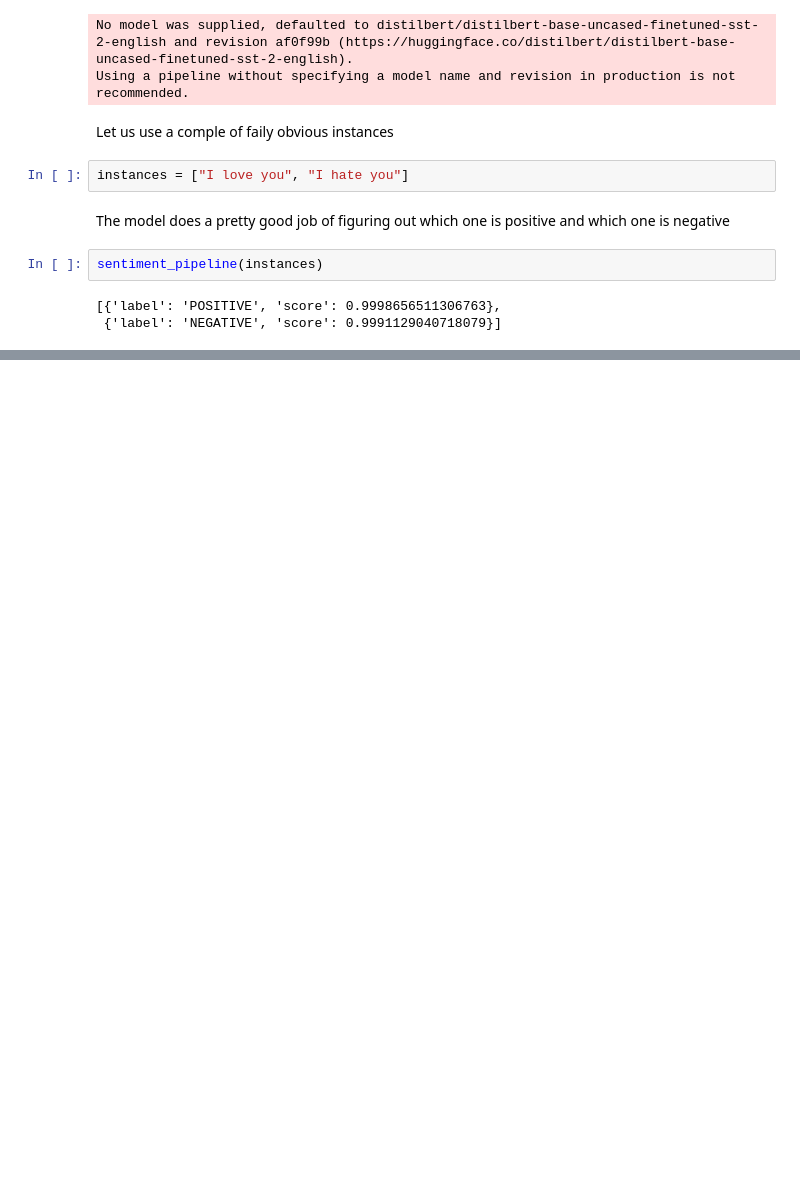
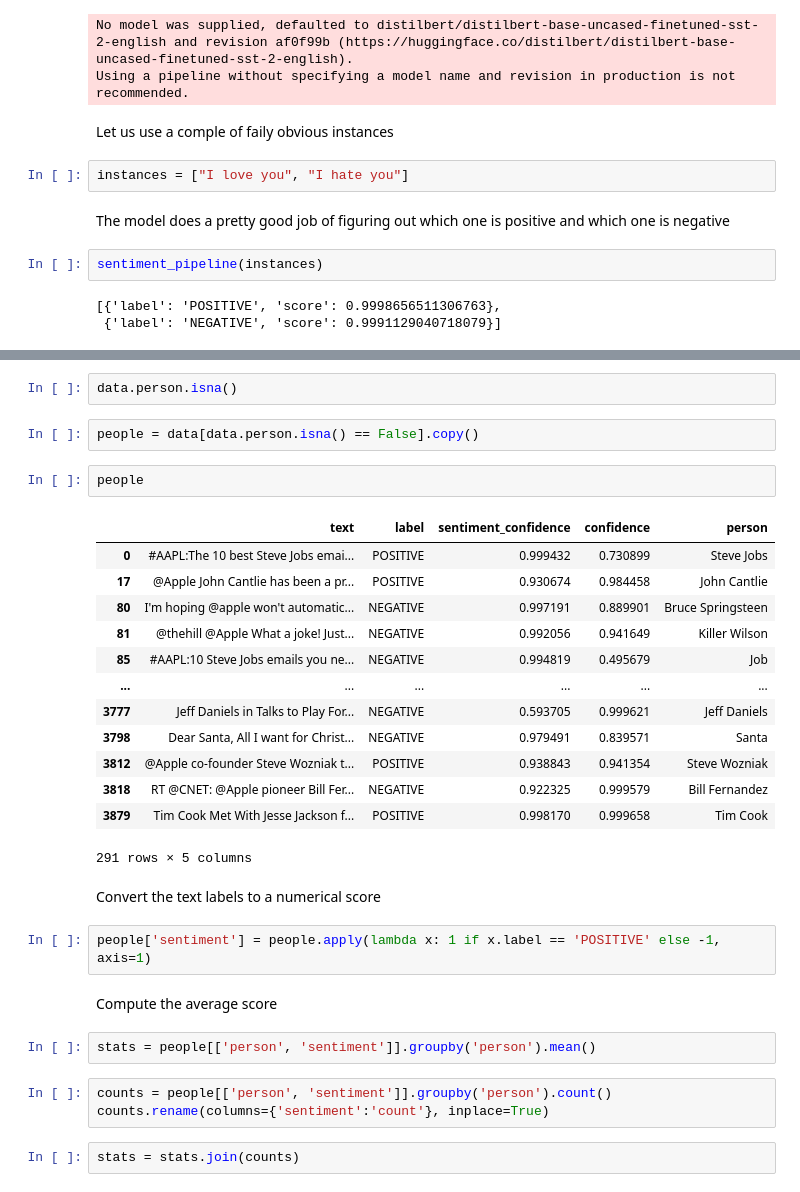
Before and after one commit to DataForScience/LLM4DS, a Jupyter notebook: 3. NLP with HuggingFace.ipynb, the cells around one changed output, grey strips where cells are left out. Saved outputs shown, nothing was run; the diff lists cells and outputs as text; blank space fills up the shorter version.

```diff
--- a/3. NLP with HuggingFace.ipynb
+++ b/3. NLP with HuggingFace.ipynb
@@ -215,0 +294,33 @@ sentiment_pipeline(instances)
+# %%
+data.person.isna()
+# %%
+people = data[data.person.isna() == False].copy()
+# %%
+people
+# %% [output]
+|  | text | label | sentiment_confidence | confidence | person |
+| 0 | #AAPL:The 10 best Steve Jobs emai... | POSITIVE | 0.999432 | 0.730899 | Steve Jobs |
+| 17 | @Apple John Cantlie has been a pr... | POSITIVE | 0.930674 | 0.984458 | John Cantlie |
+| 80 | I'm hoping @apple won't automatic... | NEGATIVE | 0.997191 | 0.889901 | Bruce Springsteen |
+| 81 | @thehill @Apple What a joke! Just... | NEGATIVE | 0.992056 | 0.941649 | Killer Wilson |
+| 85 | #AAPL:10 Steve Jobs emails you ne... | NEGATIVE | 0.994819 | 0.495679 | Job |
+| ... | ... | ... | ... | ... | ... |
+| 3777 | Jeff Daniels in Talks to Play For... | NEGATIVE | 0.593705 | 0.999621 | Jeff Daniels |
+| 3798 | Dear Santa, All I want for Christ... | NEGATIVE | 0.979491 | 0.839571 | Santa |
+| 3812 | @Apple co-founder Steve Wozniak t... | POSITIVE | 0.938843 | 0.941354 | Steve Wozniak |
+| 3818 | RT @CNET: @Apple pioneer Bill Fer... | NEGATIVE | 0.922325 | 0.999579 | Bill Fernandez |
+| 3879 | Tim Cook Met With Jesse Jackson f... | POSITIVE | 0.998170 | 0.999658 | Tim Cook |
+291 rows × 5 columns
+# %% [markdown]
+Convert the text labels to a numerical score
+# %%
+people['sentiment'] = people.apply(lambda x: 1 if x.label == 'POSITIVE' else -1, axis=1)
+# %% [markdown]
+Compute the average score
+# %%
+stats = people[['person', 'sentiment']].groupby('person').mean()
+# %%
+counts = people[['person', 'sentiment']].groupby('person').count()
+counts.rename(columns={'sentiment':'count'}, inplace=True)
+# %%
+stats = stats.join(counts)
```
Also changed, not shown: parts of 19 cells of this notebook.
